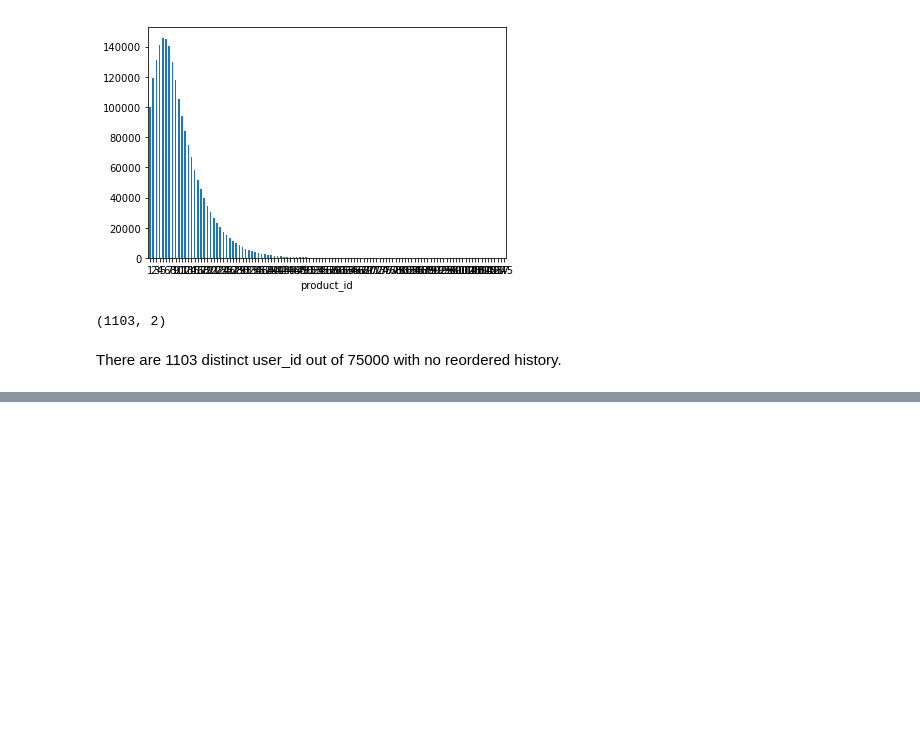
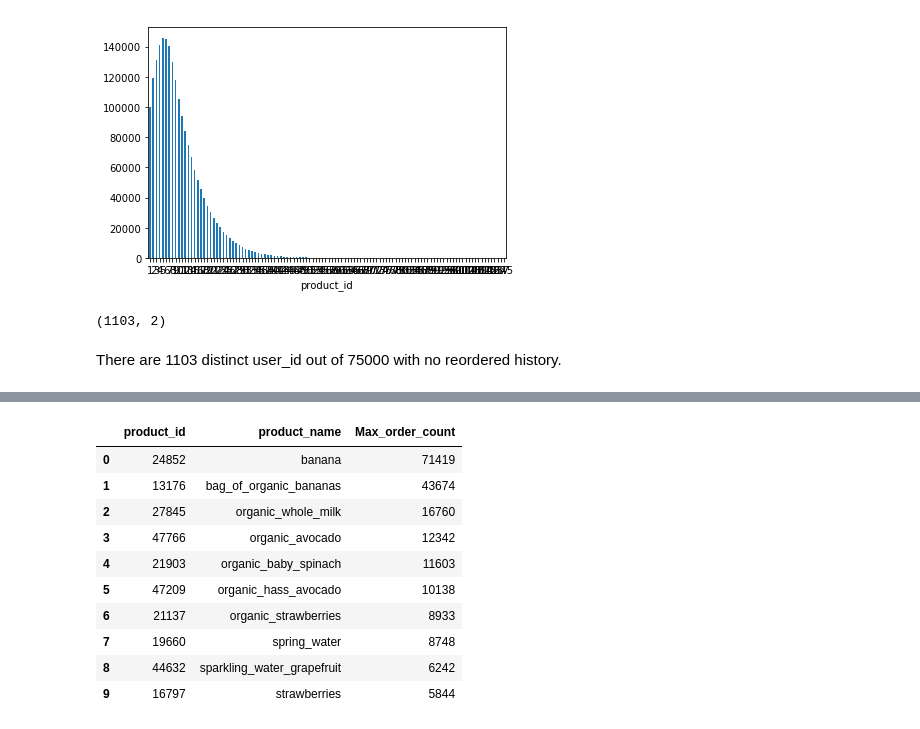
Before and after one commit to gowtham91m/Instacart-Market-Basket-Analysis, a Jupyter notebook: Instacart.ipynb, the cells around one changed output, grey strips where cells are left out. Saved outputs shown, nothing was run; the diff lists cells and outputs as text; code cells hidden in the pictures; blank space fills up the shorter version.

Commit message:
Freq ordered products

```diff
--- a/Instacart.ipynb
+++ b/Instacart.ipynb
@@ -269,0 +267,7 @@ There are 1103 distinct user_id out of 75000 with no reordered history.
+# %%
+# extract most frequencly ordered products fro each user id (excluding the users with no reorder records)
+test_freq_products=prior_test_order_details[~prior_test_order_details.user_id.isin(test_one_time_users.user_id)]\
+               .groupby(['user_id','product_id','product_name']).count()['order_number'].reset_index()
+# %%
+test_freq_products = test_freq_products[test_freq_products['order_number']==test_freq_products.groupby(['user_id'])['order_number'].transform(max)]
+test_freq_products.rename(columns={'order_number':'Max_order_count'},inplace=True)
@@ -269,0 +283,17 @@ There are 1103 distinct user_id out of 75000 with no reordered history.
+# %%
+# Frequently ordered products across all users
+#test_freq_products.sort_values(['Max_order_count'],ascending=False).head(10)
+test_freq_products.groupby(['product_id','product_name']).sum()['Max_order_count']\
+.sort_values(ascending=False).reset_index().head(10)
+# %% [output]
+|  | product_id | product_name | Max_order_count |
+| 0 | 24852 | banana | 71419 |
+| 1 | 13176 | bag_of_organic_bananas | 43674 |
+| 2 | 27845 | organic_whole_milk | 16760 |
+| 3 | 47766 | organic_avocado | 12342 |
+| 4 | 21903 | organic_baby_spinach | 11603 |
+| 5 | 47209 | organic_hass_avocado | 10138 |
+| 6 | 21137 | organic_strawberries | 8933 |
+| 7 | 19660 | spring_water | 8748 |
+| 8 | 44632 | sparkling_water_grapefruit | 6242 |
+| 9 | 16797 | strawberries | 5844 |
```
Also changed, not shown: parts of 2 cells of this notebook.
